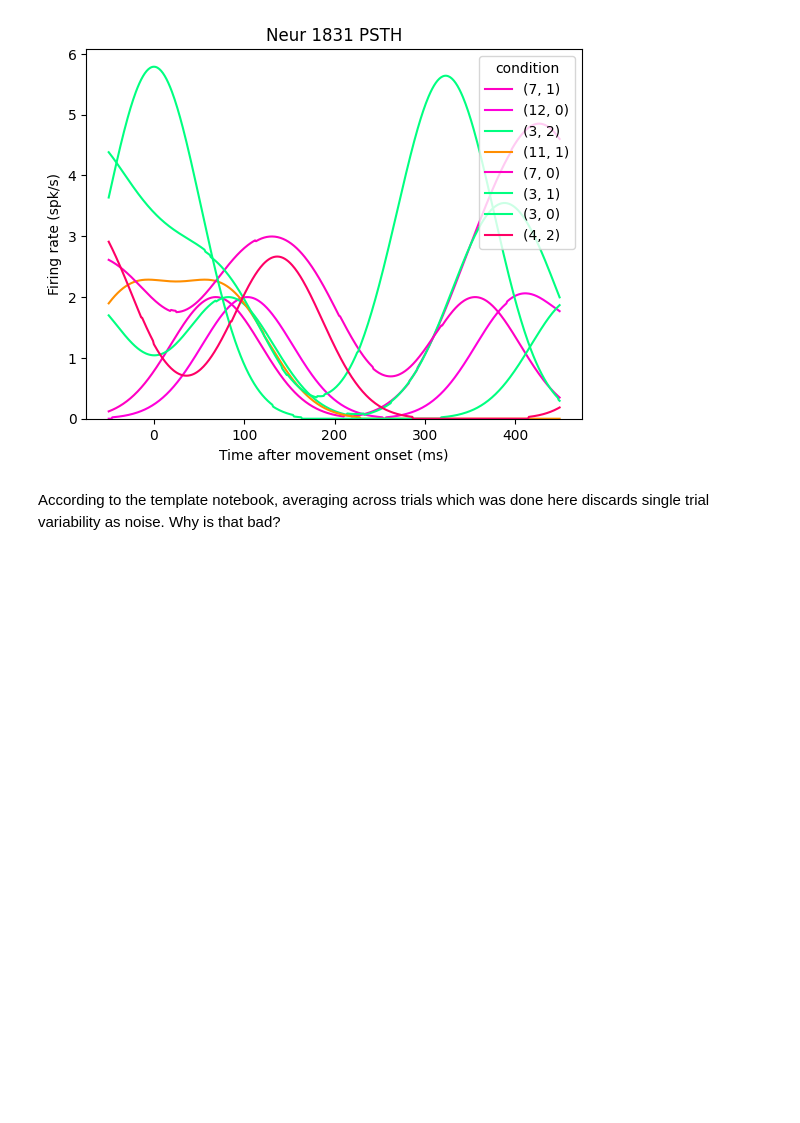
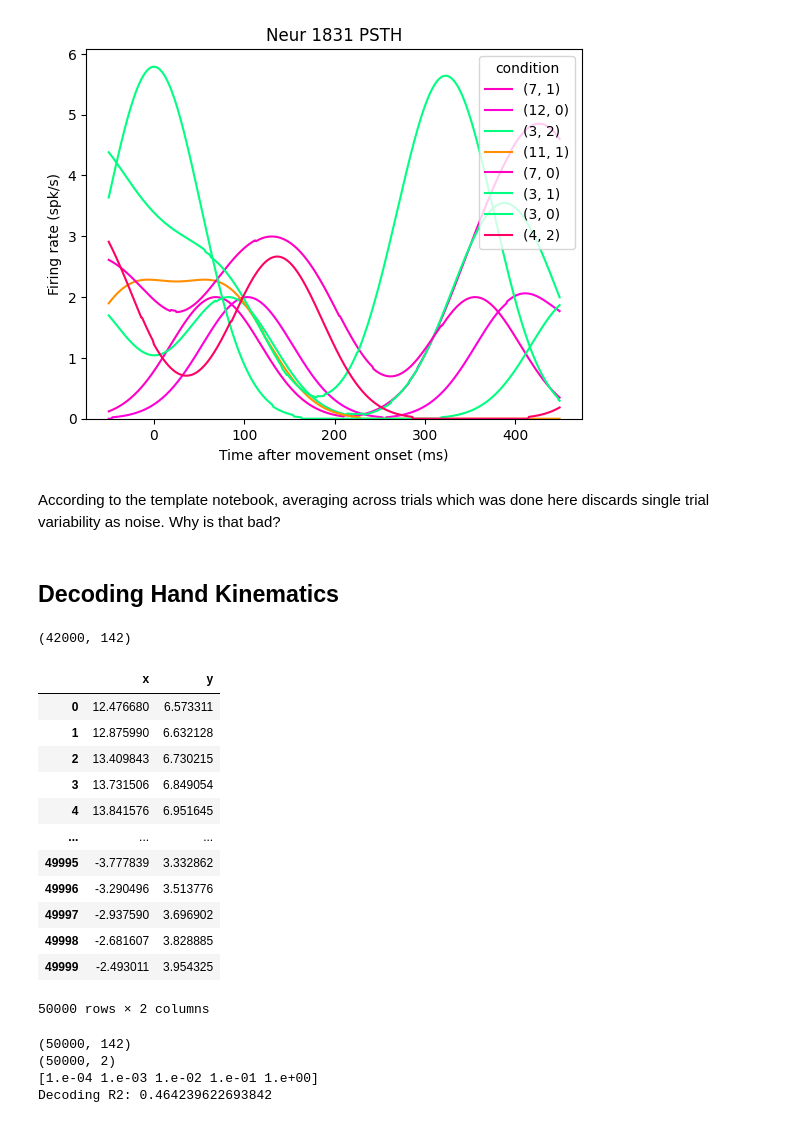
Before and after one commit to cyrilakafia/mc-mace-analysis, a Jupyter notebook: mc_maze.ipynb, the cells around one changed output. Saved outputs shown, nothing was run; the diff lists cells and outputs as text; code cells hidden in the pictures; blank space fills up the shorter version.

```diff
--- a/mc_maze.ipynb
+++ b/mc_maze.ipynb
@@ -192,3 +200,48 @@ plt.show()
 [figure]
 # %% [markdown]
 According to the template notebook, averaging across trials which was done here discards single trial variability as noise. Why is that bad?
+# %% [markdown]
+## Decoding Hand Kinematics
+# %%
+rates.shape
+# %% [output]
+(42000, 142)
+# %%
+lagged_trial_data.hand_vel
+# %% [output]
+|  | x | y |
+| 0 | 12.476680 | 6.573311 |
+| 1 | 12.875990 | 6.632128 |
+| 2 | 13.409843 | 6.730215 |
+| 3 | 13.731506 | 6.849054 |
+| 4 | 13.841576 | 6.951645 |
+| ... | ... | ... |
+| 49995 | -3.777839 | 3.332862 |
+| 49996 | -3.290496 | 3.513776 |
+| 49997 | -2.937590 | 3.696902 |
+| 49998 | -2.681607 | 3.828885 |
+| 49999 | -2.493011 | 3.954325 |
+50000 rows × 2 columns
+# %%
+trial_data = dataset.make_trial_data(align_field='move_onset_time', align_range=(-130, 370))
+lagged_trial_data = dataset.make_trial_data(align_field='move_onset_time', align_range=(-50, 450))
+rates = trial_data.spikes_smth_50.to_numpy()
+print(rates.shape)
+vel = lagged_trial_data.hand_vel.to_numpy()
+print(vel.shape)
+
+# Fit and evaluate decoder
+gscv = GridSearchCV(Ridge(), {'alpha': np.logspace(-4, 0, 5)})
+print(np.logspace(-4, 0, 5))
+gscv.fit(rates, vel)
+pred_vel = gscv.predict(rates)
+print(f"Decoding R2: {gscv.best_score_}")
+
+# Merge predictins back to continuous data
+# pred_vel_df = pd.DataFrame(pred_vel, index=lagged_trial_data.clock_time, columns=pd.MultiIndex.from_tuples([('pred_vel', 'x'), ('pred_vel', 'y')]))
+# dataset.data = pd.concat([dataset.data, pred_vel_df], axis=1)
+# %% [output]
+(50000, 142)
+(50000, 2)
+[1.e-04 1.e-03 1.e-02 1.e-01 1.e+00]
+Decoding R2: 0.464239622693842
```
Also changed, not shown: parts of 5 cells of this notebook.
